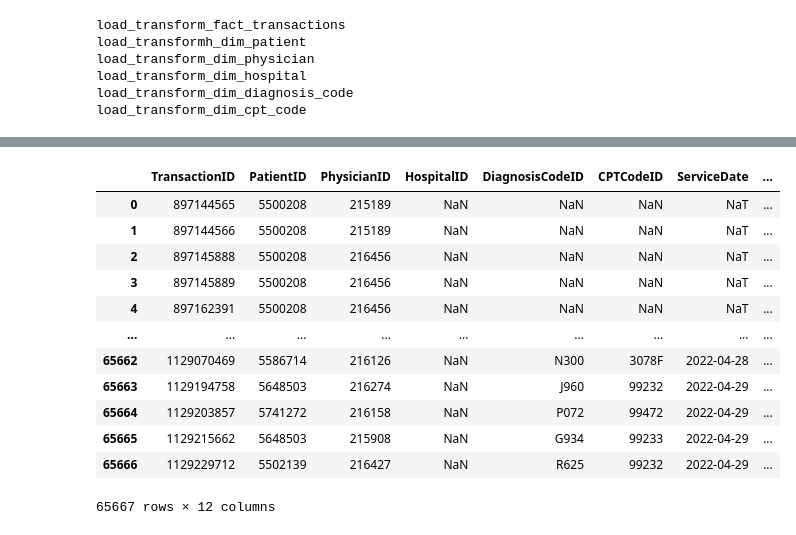
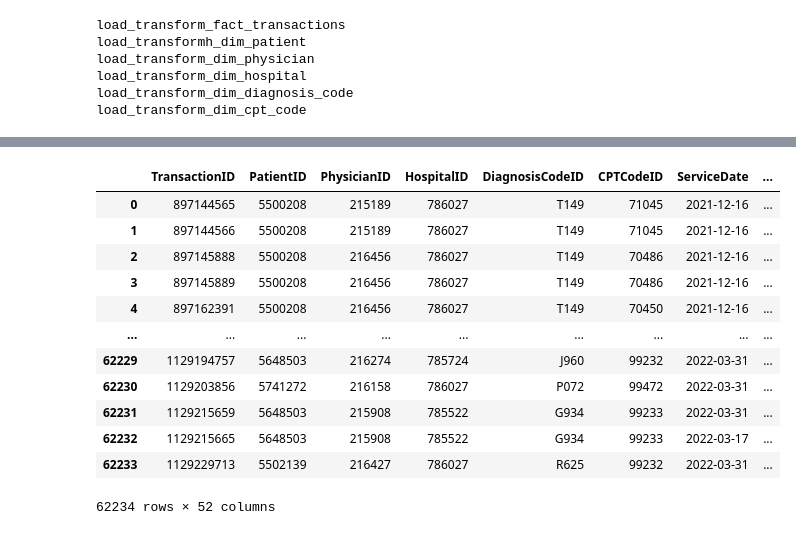
Before and after one commit to murtazaa-hussainn/dawh-project, a Jupyter notebook: OLTP to OLAP.ipynb, the cells around one changed output, grey strips where cells are left out. Drawn from its saved outputs; the diff is of its cells as text; code cells hidden in the pictures.

```diff
--- a/OLTP to OLAP.ipynb
+++ b/OLTP to OLAP.ipynb
@@ -353,16 +361,16 @@ rename_dict = {
 # %%
-FactTransactions
+FactTableSnapshot
 # %% [output]
 |  | TransactionID | PatientID | PhysicianID | HospitalID | DiagnosisCodeID | CPTCodeID | ServiceDate | ... |
-| 0 | 897144565 | 5500208 | 215189 | NaN | NaN | NaN | NaT | ... |
-| 1 | 897144566 | 5500208 | 215189 | NaN | NaN | NaN | NaT | ... |
-| 2 | 897145888 | 5500208 | 216456 | NaN | NaN | NaN | NaT | ... |
-| 3 | 897145889 | 5500208 | 216456 | NaN | NaN | NaN | NaT | ... |
-| 4 | 897162391 | 5500208 | 216456 | NaN | NaN | NaN | NaT | ... |
+| 0 | 897144565 | 5500208 | 215189 | 786027 | T149 | 71045 | 2021-12-16 | ... |
+| 1 | 897144566 | 5500208 | 215189 | 786027 | T149 | 71045 | 2021-12-16 | ... |
+| 2 | 897145888 | 5500208 | 216456 | 786027 | T149 | 70486 | 2021-12-16 | ... |
+| 3 | 897145889 | 5500208 | 216456 | 786027 | T149 | 70486 | 2021-12-16 | ... |
+| 4 | 897162391 | 5500208 | 216456 | 786027 | T149 | 70450 | 2021-12-16 | ... |
 | ... | ... | ... | ... | ... | ... | ... | ... | ... |
-| 65662 | 1129070469 | 5586714 | 216126 | NaN | N300 | 3078F | 2022-04-28 | ... |
-| 65663 | 1129194758 | 5648503 | 216274 | NaN | J960 | 99232 | 2022-04-29 | ... |
-| 65664 | 1129203857 | 5741272 | 216158 | NaN | P072 | 99472 | 2022-04-29 | ... |
-| 65665 | 1129215662 | 5648503 | 215908 | NaN | G934 | 99233 | 2022-04-29 | ... |
-| 65666 | 1129229712 | 5502139 | 216427 | NaN | R625 | 99232 | 2022-04-29 | ... |
+| 62229 | 1129194757 | 5648503 | 216274 | 785724 | J960 | 99232 | 2022-03-31 | ... |
+| 62230 | 1129203856 | 5741272 | 216158 | 786027 | P072 | 99472 | 2022-03-31 | ... |
+| 62231 | 1129215659 | 5648503 | 215908 | 785522 | G934 | 99233 | 2022-03-31 | ... |
+| 62232 | 1129215665 | 5648503 | 215908 | 785522 | G934 | 99233 | 2022-03-17 | ... |
+| 62233 | 1129229713 | 5502139 | 216427 | 786027 | R625 | 99232 | 2022-03-31 | ... |
-65667 rows × 12 columns
+62234 rows × 52 columns
```
Also changed, not shown: parts of 2 cells of this notebook, 2 other files.
